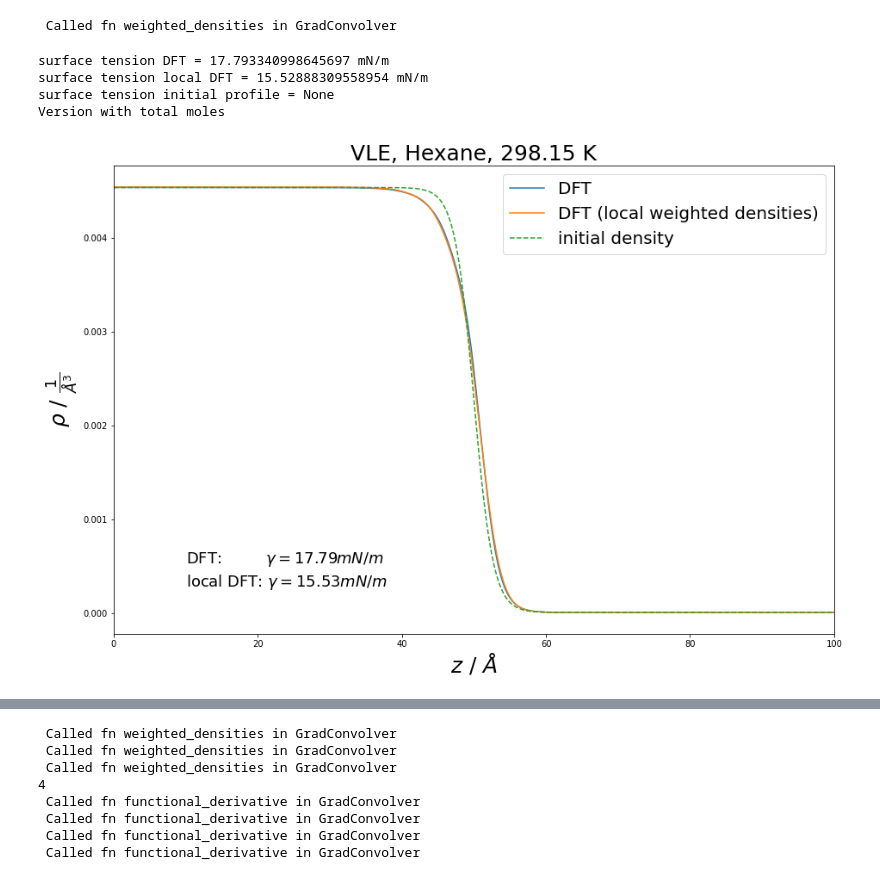
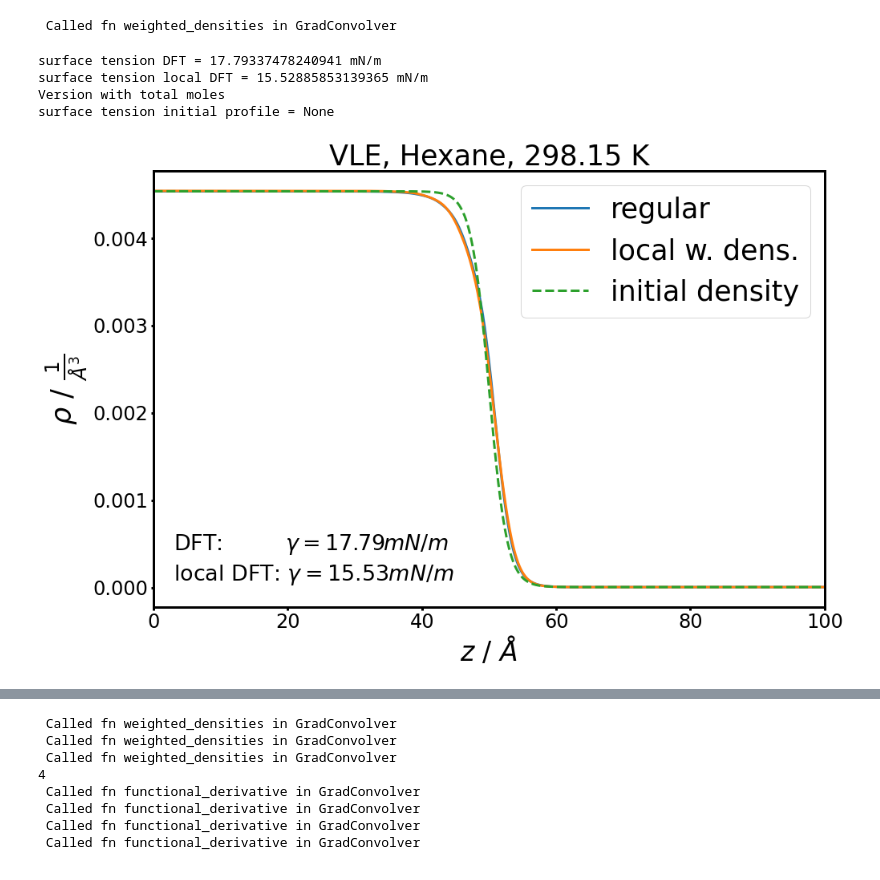
Before and after one commit to bbbursik/feos-pcsaft, a Jupyter notebook: examples/22-01-13-exampleDFT.ipynb, the cells around one changed output, grey strips where cells are left out. Drawn from its saved outputs; the diff is of its cells as text; code cells hidden in the pictures.

```diff
--- a/examples/22-01-13-exampleDFT.ipynb
+++ b/examples/22-01-13-exampleDFT.ipynb
@@ -40,7 +40,7 @@ vle
 # %%
 solver = DFTSolver(output=True).picard_iteration(tol=1.0e-8, beta=0.01, max_iter=30, log=True)#.picard_iteration(tol=1.0e-5, beta=0.01, max_iter=10).anderson_mixing(tol=1.0e-9,mmax=10)# # just write after one another
 # solver = DFTSolver(output=True).anderson_mixing(tol=1.0e-9,mmax=10, max_iter=50, beta=0.05)# # just write after one another
-interface = PlanarInterface.from_tanh(vle, 1024, 100 * ANGSTROM, t_crit, local_flag=1)
+interface = PlanarInterface.from_tanh(vle, 1024, 100 * ANGSTROM, t_crit, local_flag=2)
 #print(f'max density = {max(interface.density/MOL*METER**3)}' )
 density_init = interface.density
 # %% [output]
@@ -411,30 +392,42 @@ called fn weighted densities in FFT convolver
  Called fn weighted_densities in GradConvolver
 # %%
 plt_1 = plt.figure(figsize=(15, 10))
+fontsize=35
 ax = plt.gca()
-plt.plot(interface1.z / ANGSTROM, (interface1.density*NAV*ANGSTROM**3)[0,:], label='DFT')#, marker='x')
-plt.plot(interface.z / ANGSTROM, (interface.density*NAV*ANGSTROM**3)[0,:], label='DFT (local weighted densities)')
-plt.plot(interface.z / ANGSTROM, (density_init*NAV*ANGSTROM**3)[0,:], '--', label = 'initial density')
-plt.legend(fontsize=20)
-plt.title(f'VLE, Hexane, {temperature/KELVIN} K', fontsize=25)
-plt.ylabel(r'$\rho$ / $\frac{1}{\AA^3}$', fontsize=25)
-plt.xlabel(r'$z$ / $\AA$', fontsize=25)
+plt.plot(interface1.z / ANGSTROM, (interface1.density*NAV*ANGSTROM**3)[0,:], label='regular', linewidth=3)#, marker='x')
+plt.plot(interface.z / ANGSTROM, (interface.density*NAV*ANGSTROM**3)[0,:], label='local w. dens.', linewidth=3)
+plt.plot(interface.z / ANGSTROM, (density_init*NAV*ANGSTROM**3)[0,:], '--', label = 'initial density', linewidth=3)
+plt.legend(fontsize=fontsize)
+plt.title(f'VLE, Hexane, {temperature/KELVIN} K', fontsize=fontsize)
+plt.ylabel(r'$\rho$ / $\frac{1}{\AA^3}$', fontsize=fontsize)
+plt.xlabel(r'$z$ / $\AA$', fontsize=fontsize-2)
 plt.xlim([0,100])
 
-plt.text(0.1, 0.15, s=fr'DFT:         $\gamma = {interface1.surface_tension/MILLI/NEWTON*METER:.2f} mN/m$', transform=ax.transAxes, fontsize=18)
-plt.text(0.1, 0.1, s=fr'local DFT: $\gamma = {interface.surface_tension/MILLI/NEWTON*METER:.2f} mN/m$', transform=ax.transAxes, fontsize=18)
+# change all spines
+for axis in ['top','bottom','left','right']:
+    ax.spines[axis].set_linewidth(3)
+
+# increase tick width
+ax.tick_params(width=3)
+
+ax.tick_params(axis='both', which='major', labelsize=24)
+ax.tick_params(axis='both', which='minor', labelsize=20)
+
+
+plt.text(0.03, 0.13, s=fr'DFT:         $\gamma = {interface1.surface_tension/MILLI/NEWTON*METER:.2f} mN/m$', transform=ax.transAxes, fontsize=fontsize-8)
+plt.text(0.03, 0.06, s=fr'local DFT: $\gamma = {interface.surface_tension/MILLI/NEWTON*METER:.2f} mN/m$', transform=ax.transAxes, fontsize=fontsize-8)
 
 print(f'surface tension DFT = {interface1.surface_tension}')
 print(f'surface tension local DFT = {interface.surface_tension}')
 interface_init = PlanarInterface.from_tanh(vle, 1024, 100 * ANGSTROM, t_crit, local_flag=True)
 print(f'surface tension initial profile = {interface_init.surface_tension}')
-plt.savefig('rho_DFTvsloc_wdgrad.png')
+plt.savefig('rho_DFTvsloc_wdgrad_font.png')
 # %% [output]
-surface tension DFT = 17.793340998645697 mN/m
-surface tension local DFT = 15.52888309558954 mN/m
+surface tension DFT = 17.79337478240941 mN/m
+surface tension local DFT = 15.52885853139365 mN/m
+Version with total moles
 surface tension initial profile = None
-Version with total moles
-[figure, old version]
+[figure, new version]
 # %%
 %%time
 max_iter = 100
```
Also changed, not shown: parts of 9 cells of this notebook.
